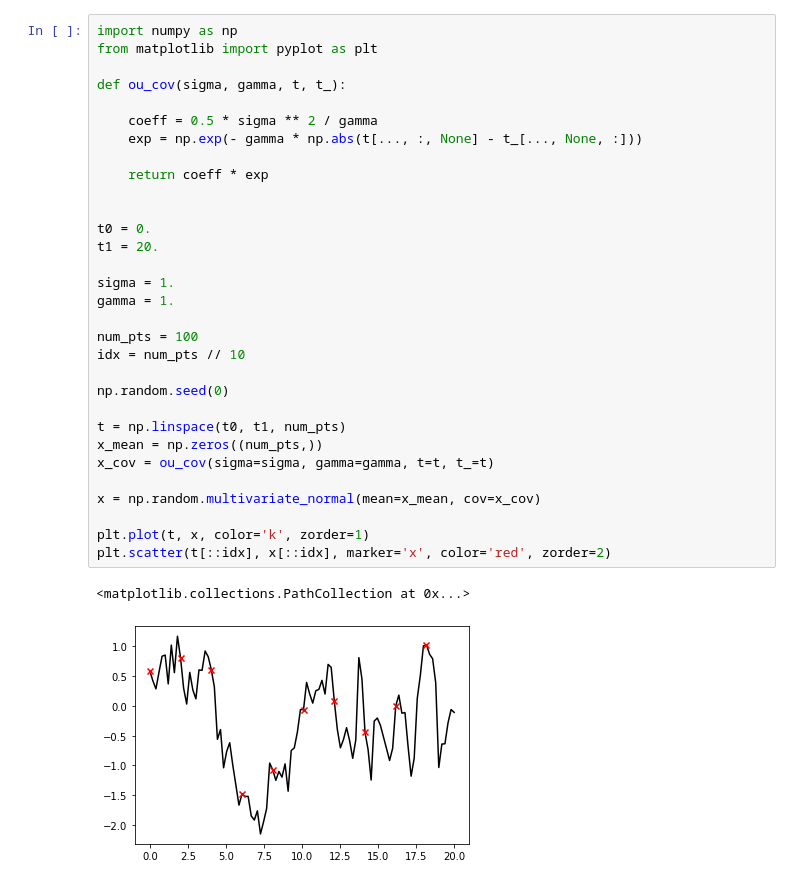
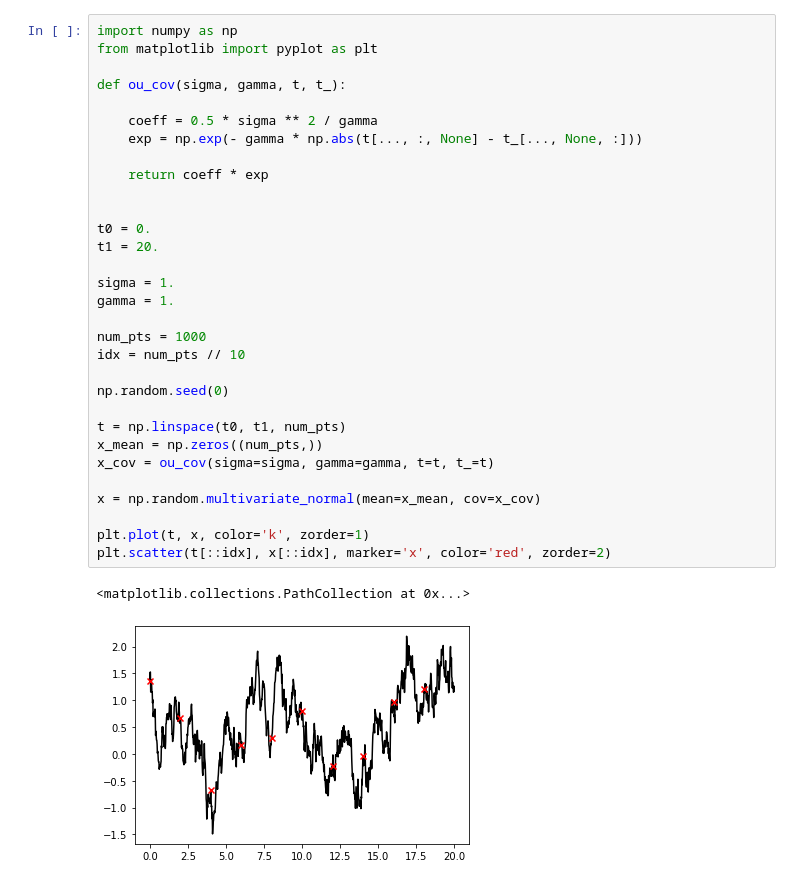
Before and after one commit to stratisMarkou/random-walks, a Jupyter notebook: content/misc/sde-as-gp/sde-as-gp.ipynb, the cells around one changed output. Saved outputs shown, nothing was run; the diff lists cells and outputs as text.

```diff
--- a/content/misc/sde-as-gp/sde-as-gp.ipynb
+++ b/content/misc/sde-as-gp/sde-as-gp.ipynb
@@ -3,35 +3,35 @@ import numpy as np
 from matplotlib import pyplot as plt
 
 def ou_cov(sigma, gamma, t, t_):
 
     coeff = 0.5 * sigma ** 2 / gamma
     exp = np.exp(- gamma * np.abs(t[..., :, None] - t_[..., None, :]))
 
     return coeff * exp
 
 
 t0 = 0.
 t1 = 20.
 
 sigma = 1.
 gamma = 1.
 
-num_pts = 100
+num_pts = 1000
 idx = num_pts // 10
 
 np.random.seed(0)
 
 t = np.linspace(t0, t1, num_pts)
 x_mean = np.zeros((num_pts,))
 x_cov = ou_cov(sigma=sigma, gamma=gamma, t=t, t_=t)
 
 x = np.random.multivariate_normal(mean=x_mean, cov=x_cov)
 
 plt.plot(t, x, color='k', zorder=1)
 plt.scatter(t[::idx], x[::idx], marker='x', color='red', zorder=2)
 # %% [output]
 <matplotlib.collections.PathCollection at 0x...>
-[figure, old version]
+[figure, new version]
 # %%
 def forward(m0, S0, b, A, Sigma, dt):
 
```
Also changed, not shown: parts of 4 cells of this notebook.
